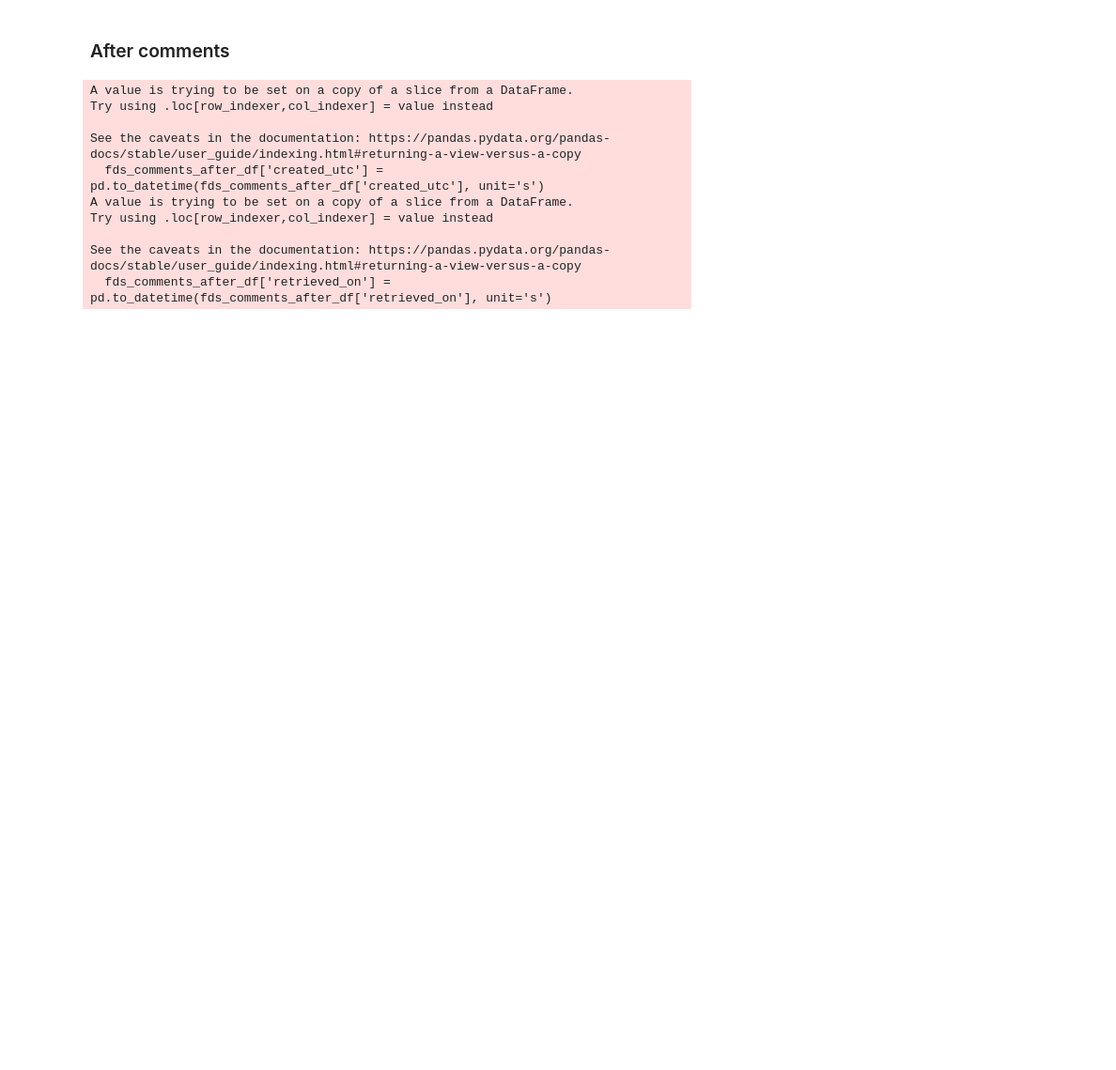
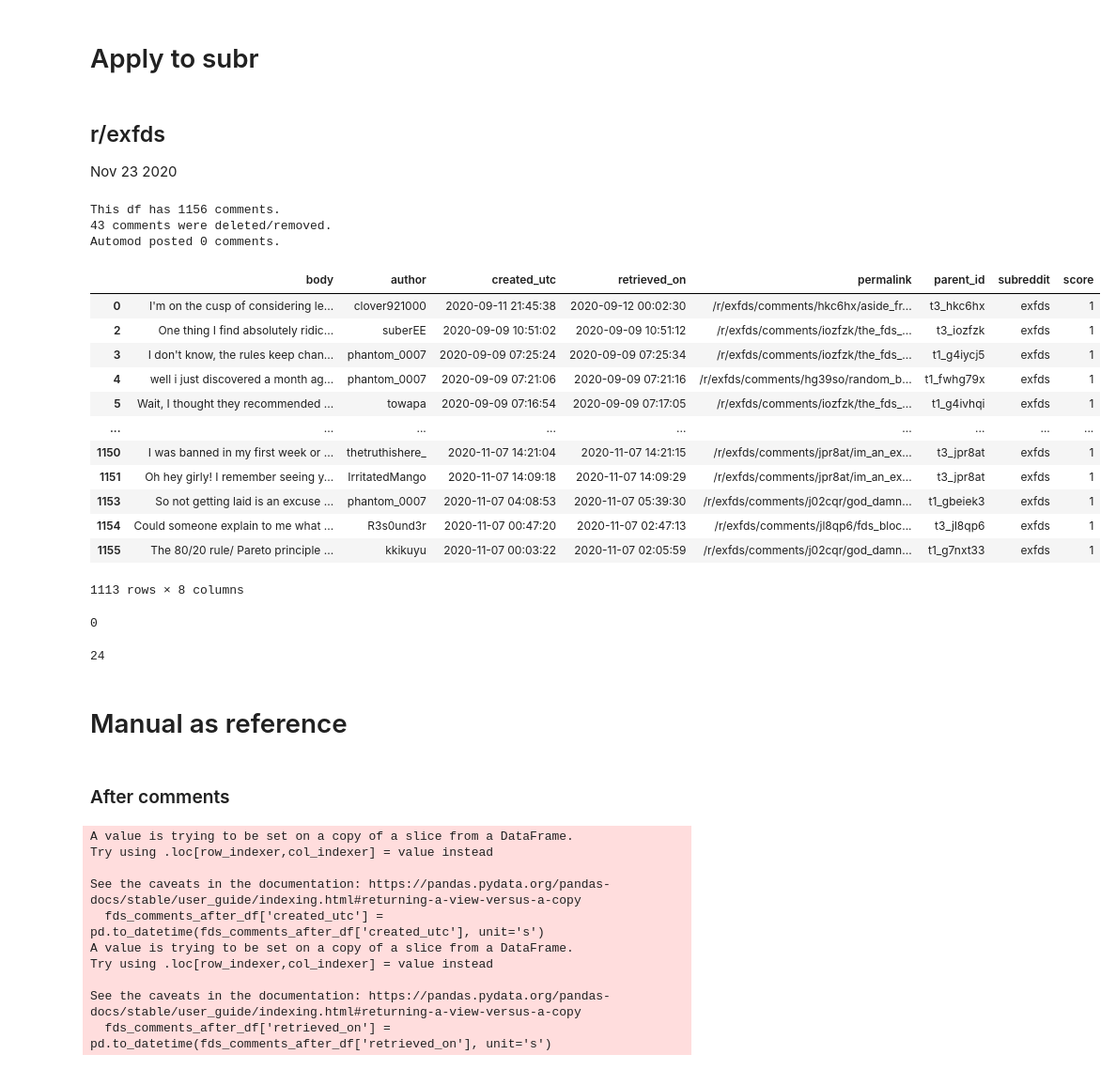
Before and after one commit to anng217/redditbots, a Jupyter notebook: fds_datacleaning.ipynb, the cells around one changed output. Shown at 94% size. Cells and saved outputs as stored; diff of their text form; code cells hidden in the pictures; blank space fills up the shorter version.

Commit message:
update cleaning

```diff
--- a/fds_datacleaning.ipynb
+++ b/fds_datacleaning.ipynb
@@ -6,0 +9,5 @@ import datetime as dt
+# %%
+def bot_date(year,month,day,duration):
+    after = int((dt.datetime(year=year,month=month,day=day)-dt.timedelta(days = duration)).timestamp())
+    before = int((dt.datetime(year=year,month=month,day=day)+dt.timedelta(days = duration)).timestamp())
+    return after,before
@@ -6,0 +21,12 @@ import datetime as dt
+# %%
+def comm_report(df):
+    #print no of comments
+    print(f'This df has {len(df)} comments.')
+
+    #print no of del comments
+    num_del = len(df[(df['body'] == '[deleted]') | (df['body'] == '[removed]')])
+    print(f'{num_del} comments were deleted/removed.')
+
+    #print comments by AutoMod
+    num_automod = len(df[df['author'] =='AutoModerator'])
+    print(f'Automod posted {num_automod} comments.')
@@ -6,0 +49,25 @@ import datetime as dt
+# %%
+def clean_comments(source_dir,save_dir,year,month,day):
+    df = pd.read_csv(source_dir)
+
+    #read files and choose relevant vars
+    df = df.reindex(columns = ['body','author','created_utc','retrieved_on','permalink','parent_id','subreddit','score'])
+    df = df[['body','author','created_utc','retrieved_on','permalink','parent_id','subreddit','score']]
+
+    #filter comments within 60 days of bot implementation
+    within_60days(df,year,month,day)
+
+    #print numbers
+    comm_report(df)
+
+    #filter out deleted and removed comments
+    df = df[(df['body'] != '[deleted]') & (df['body'] != '[removed]') & (df['author'] !='AutoModerator')]
+
+    #change epoch time to human time
+    df['created_utc'] = pd.to_datetime(df['created_utc'], unit='s')
+    df['retrieved_on'] = pd.to_datetime(df['retrieved_on'], unit='s')
+
+    #write csv
+    df.to_csv(save_dir,encoding = 'utf-8-sig')
+
+    return df
@@ -6,0 +99,24 @@ import datetime as dt
+# %% [markdown]
+# Apply to subr
+# %% [markdown]
+## r/exfds
+Nov 23 2020
+# %%
+clean_comments(source_dir = './data/exfds/exfds_comments.csv', save_dir = './data/exfds/test.csv', year = 2020, month = 11, day =23)
+# %% [output]
+This df has 1156 comments.
+43 comments were deleted/removed.
+Automod posted 0 comments.
+|  | body | author | created_utc | retrieved_on | permalink | parent_id | subreddit | score |
+| 0 | I'm on the cusp of considering le... | clover921000 | 2020-09-11 21:45:38 | 2020-09-12 00:02:30 | /r/exfds/comments/hkc6hx/aside_fr... | t3_hkc6hx | exfds | 1 |
+| 2 | One thing I find absolutely ridic... | suberEE | 2020-09-09 10:51:02 | 2020-09-09 10:51:12 | /r/exfds/comments/iozfzk/the_fds_... | t3_iozfzk | exfds | 1 |
+| 3 | I don't know, the rules keep chan... | phantom_0007 | 2020-09-09 07:25:24 | 2020-09-09 07:25:34 | /r/exfds/comments/iozfzk/the_fds_... | t1_g4iycj5 | exfds | 1 |
+| 4 | well i just discovered a month ag... | phantom_0007 | 2020-09-09 07:21:06 | 2020-09-09 07:21:16 | /r/exfds/comments/hg39so/random_b... | t1_fwhg79x | exfds | 1 |
+| 5 | Wait, I thought they recommended ... | towapa | 2020-09-09 07:16:54 | 2020-09-09 07:17:05 | /r/exfds/comments/iozfzk/the_fds_... | t1_g4ivhqi | exfds | 1 |
+| ... | ... | ... | ... | ... | ... | ... | ... | ... |
+| 1150 | I was banned in my first week or ... | thetruthishere_ | 2020-11-07 14:21:04 | 2020-11-07 14:21:15 | /r/exfds/comments/jpr8at/im_an_ex... | t3_jpr8at | exfds | 1 |
+| 1151 | Oh hey girly! I remember seeing y... | IrritatedMango | 2020-11-07 14:09:18 | 2020-11-07 14:09:29 | /r/exfds/comments/jpr8at/im_an_ex... | t3_jpr8at | exfds | 1 |
+| 1153 | So not getting laid is an excuse ... | phantom_0007 | 2020-11-07 04:08:53 | 2020-11-07 05:39:30 | /r/exfds/comments/j02cqr/god_damn... | t1_gbeiek3 | exfds | 1 |
+| 1154 | Could someone explain to me what ... | R3s0und3r | 2020-11-07 00:47:20 | 2020-11-07 02:47:13 | /r/exfds/comments/jl8qp6/fds_bloc... | t3_jl8qp6 | exfds | 1 |
+| 1155 | The 80/20 rule/ Pareto principle ... | kkikuyu | 2020-11-07 00:03:22 | 2020-11-07 02:05:59 | /r/exfds/comments/j02cqr/god_damn... | t1_g7nxt33 | exfds | 1 |
+1113 rows × 8 columns
@@ -7,3 +125,13 @@ import datetime as dt
+# %%
+len(df_test[df_test['author'] == 'AutoModerator'])
+# %% [output]
+0
+# %%
+len(df_test[df_test['body'] == '[deleted]'])
+# %% [output]
+24
+# %% [markdown]
+# Manual as reference
 # %% [markdown]
 ### After comments
 # %%
```
Also changed, not shown: parts of 7 cells of this notebook, 6 other files.
